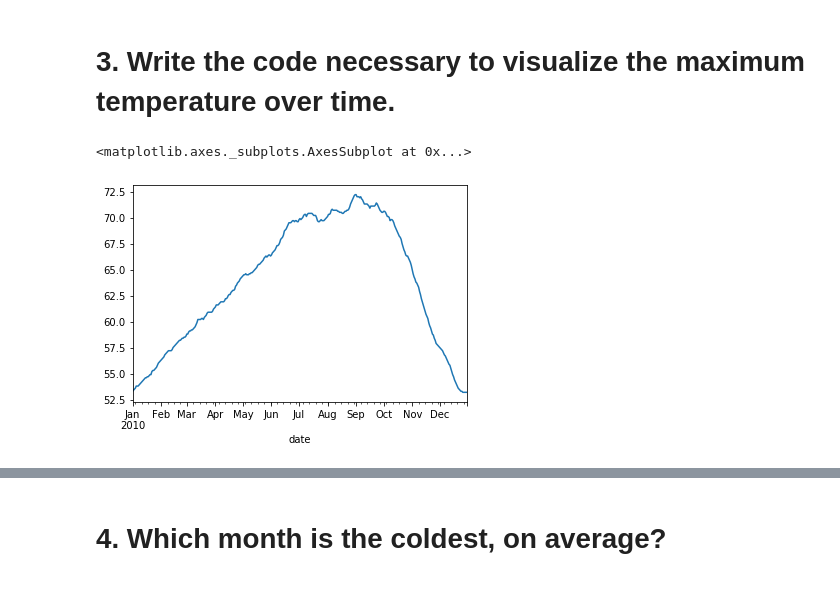
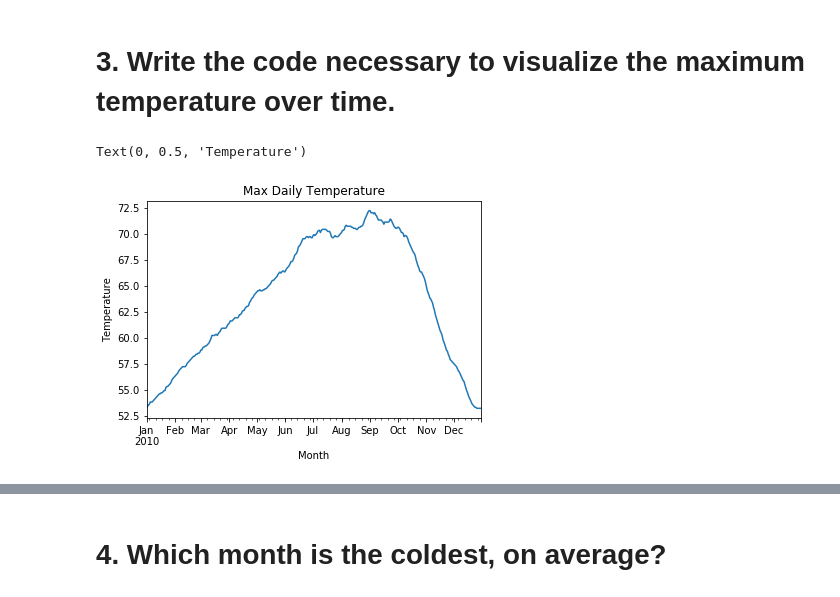
Before and after one commit to george887/time-series-exercises, a Jupyter notebook: time-series-manipulation.ipynb, the cells around one changed output, grey strips where cells are left out. Saved outputs shown, nothing was run; the diff lists cells and outputs as text; code cells hidden in the pictures.

```diff
--- a/time-series-manipulation.ipynb
+++ b/time-series-manipulation.ipynb
@@ -70,7 +50,11 @@ df.resample('D').min().temp.plot()
 # %% [markdown]
 # 3. Write the code necessary to visualize the maximum temperature over time.
-# %%
-df.resample('D').max().temp.plot()
-# %% [output]
-<matplotlib.axes._subplots.AxesSubplot at 0x...>
-[figure, removed]
+# %%
+max_temp = df.resample('D').max().temp
+max_temp.plot()
+plt.title('Max Daily Temperature')
+plt.xlabel('Month')
+plt.ylabel('Temperature')
+# %% [output]
+Text(0, 0.5, 'Temperature')
+[figure, added]
```
Also changed, not shown: parts of 49 cells of this notebook.
